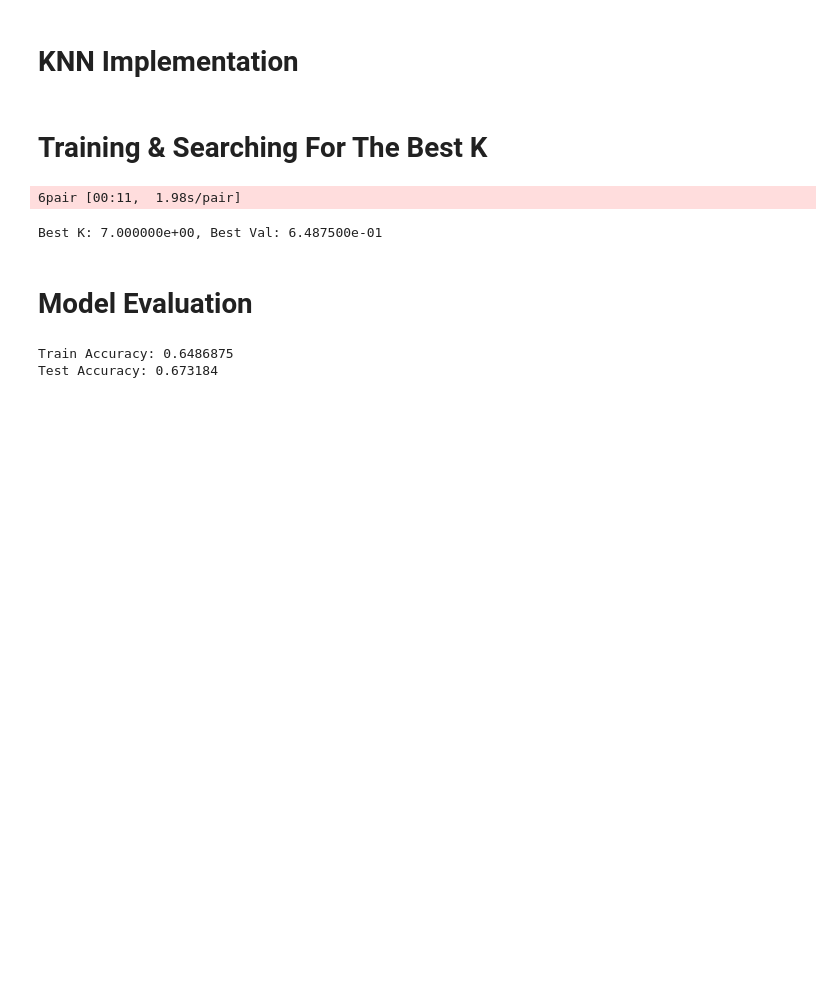
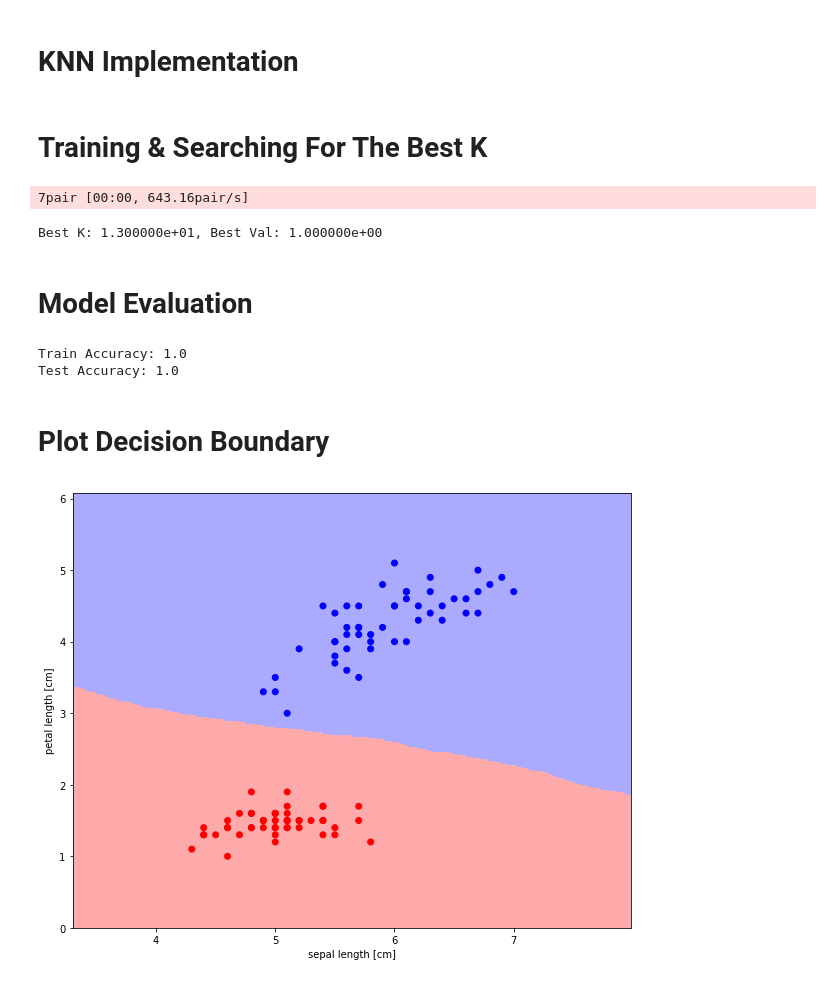
Before and after one commit to ricedatasci/hack-night-20180331, a Jupyter notebook: KNN.ipynb, the cells around one changed output. Drawn from its saved outputs; the diff is of its cells as text; code cells hidden in the pictures; blank space fills up the shorter version.

Commit message:
simplified notebook. added decision boundary

```diff
--- a/KNN.ipynb
+++ b/KNN.ipynb
@@ -53,3 +49,8 @@ y_train = yy[train_idx]
+# %%
+from sklearn.model_selection import train_test_split
+
+X_train, X_test, y_train, y_test = train_test_split(X, y, test_size=0.33, random_state=42)
+X_train, X_val, y_train, y_val = train_test_split(X_train, y_train, test_size=0.33, random_state=42)
 # %% [markdown]
 # KNN Implementation
 # %%
@@ -66,7 +67,7 @@ class KNN(object):
         self.y_train = y_train
 
     def predict(self, X_test):
-        predictions = np.zeros((X_test.shape[0], 1))
+        predictions = np.zeros((X_test.shape[0]))
         ##################################################################################
         #  YOUR CODE HERE. The goal here is to iterate accross inputs, and predict each
         #  input. For each input, we want to calculate the k closest training inputs
@@ -88,7 +89,7 @@ best_K = 0
 best_val = 0
 best_KNN = None
 
-Ks = np.arange(1, 12, 2)
+Ks = np.arange(1, 14, 2)
 
 for K in tqdm.tqdm(itertools.product(Ks), unit="pair"):
     K = K[0]
@@ -100,15 +101,15 @@ for K in tqdm.tqdm(itertools.product(Ks), unit="pair"):
 
     # calculate accuracy and update
     val_acc = np.mean(y_val == knn.predict(X_val))
-    if val_acc > best_val:
+    if val_acc >= best_val:
         best_K = K
         best_KNN = knn
         best_val = val_acc
 
 print('Best K: %e, Best Val: %e' % (best_K, best_val))
 # %% [output]
-6pair [00:11,  1.98s/pair]
+7pair [00:00, 643.16pair/s]
-Best K: 7.000000e+00, Best Val: 6.487500e-01
+Best K: 1.300000e+01, Best Val: 1.000000e+00
 # %% [markdown]
 # Model Evaluation
 # %%
@@ -119,10 +120,13 @@ Best K: 7.000000e+00, Best Val: 6.487500e-01
 
 print('Train Accuracy:', np.mean(y_train == best_KNN.predict(X_train)))
 
-yy_test = np.ones(y_test.shape)
-yy_test[y_test == 0] = -1
-
-print('Test Accuracy:', np.mean(yy_test == best_KNN.predict(X_test)))
+print('Test Accuracy:', np.mean(y_test == best_KNN.predict(X_test)))
 # %% [output]
-Train Accuracy: 0.6486875
-Test Accuracy: 0.673184
+Train Accuracy: 1.0
+Test Accuracy: 1.0
+# %% [markdown]
+# Plot Decision Boundary
+# %%
+utils.plot_decision_boundary(X, y, best_KNN)
+# %% [output]
+[figure, added]
```
Also changed, not shown: parts of 7 cells of this notebook, 1 other file.
